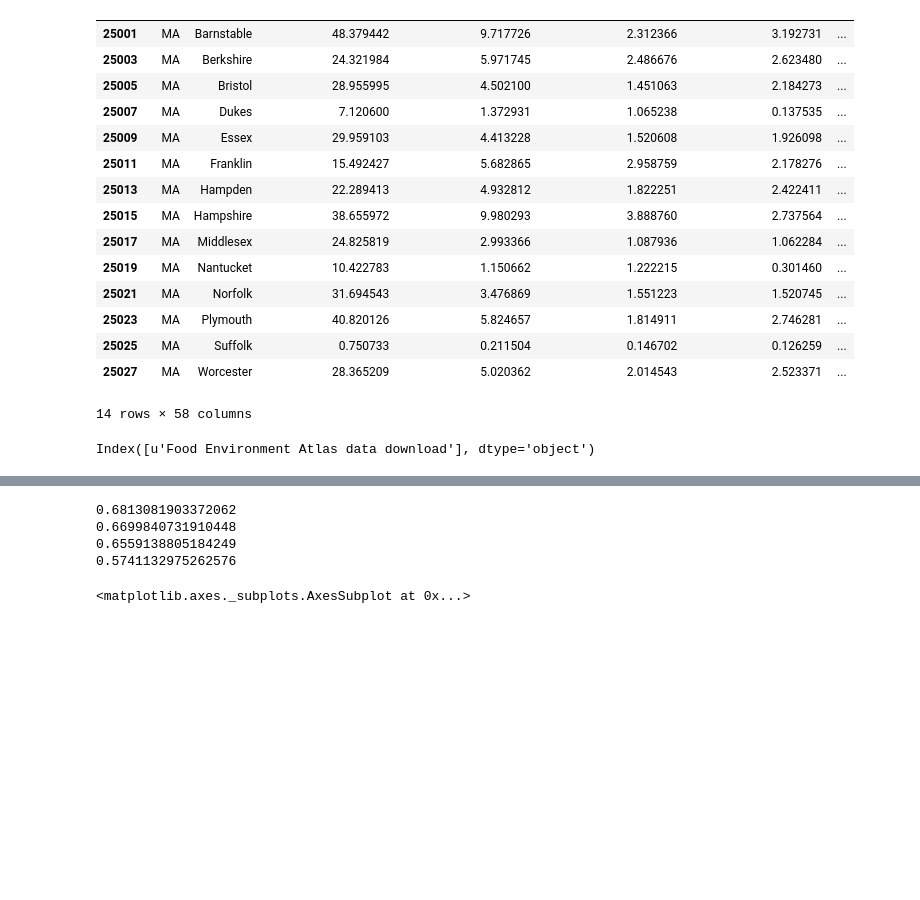
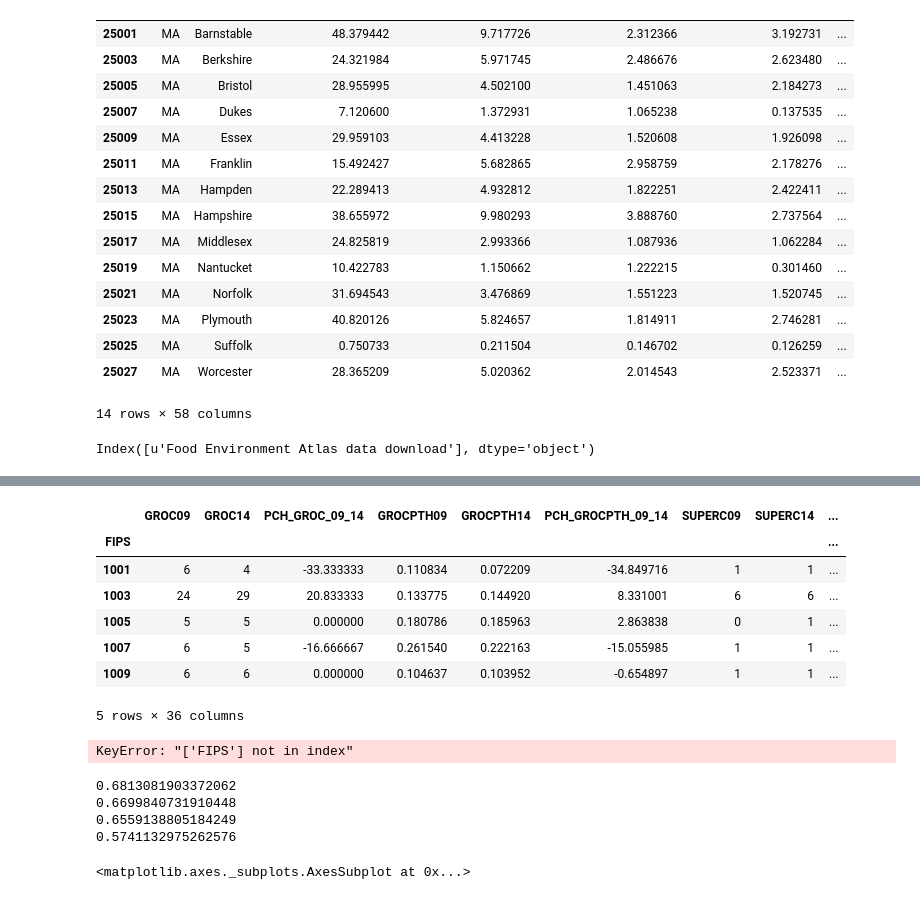
Before and after one commit to rserur/food-atlas-viz-app, a Jupyter notebook: rebecca_notebook.ipynb, the cells around one changed output, grey strips where cells are left out. Saved outputs shown, nothing was run; the diff lists cells and outputs as text; code cells hidden in the pictures; blank space fills up the shorter version.

```diff
--- a/rebecca_notebook.ipynb
+++ b/rebecca_notebook.ipynb
@@ -382,3 +413,22 @@ df.shape
+# %%
+stores.head()
+# %% [output]
+|  | GROC09 | GROC14 | PCH_GROC_09_14 | GROCPTH09 | GROCPTH14 | PCH_GROCPTH_09_14 | SUPERC09 | SUPERC14 | ... |
+| FIPS |  |  |  |  |  |  |  |  | ... |
+| 1001 | 6 | 4 | -33.333333 | 0.110834 | 0.072209 | -34.849716 | 1 | 1 | ... |
+| 1003 | 24 | 29 | 20.833333 | 0.133775 | 0.144920 | 8.331001 | 6 | 6 | ... |
+| 1005 | 5 | 5 | 0.000000 | 0.180786 | 0.185963 | 2.863838 | 0 | 1 | ... |
+| 1007 | 6 | 5 | -16.666667 | 0.261540 | 0.222163 | -15.055985 | 1 | 1 | ... |
+| 1009 | 6 | 6 | 0.000000 | 0.104637 | 0.103952 | -0.654897 | 1 | 1 | ... |
+5 rows × 36 columns
+# %%
+df_cols_web_app = list(set(features_new))
+
+# Create a dataframe with just the cols of interest.
+df_web_app = master_df_web_app[df_cols_web_app]
+df_web_app.shape
+# %% [output]
+KeyError: "['FIPS'] not in index"
 # %%
 df.to_csv('data/df_for_model.csv', index=False)
 # %%
```
Also changed, not shown: parts of 9 cells of this notebook, 2 other files.
